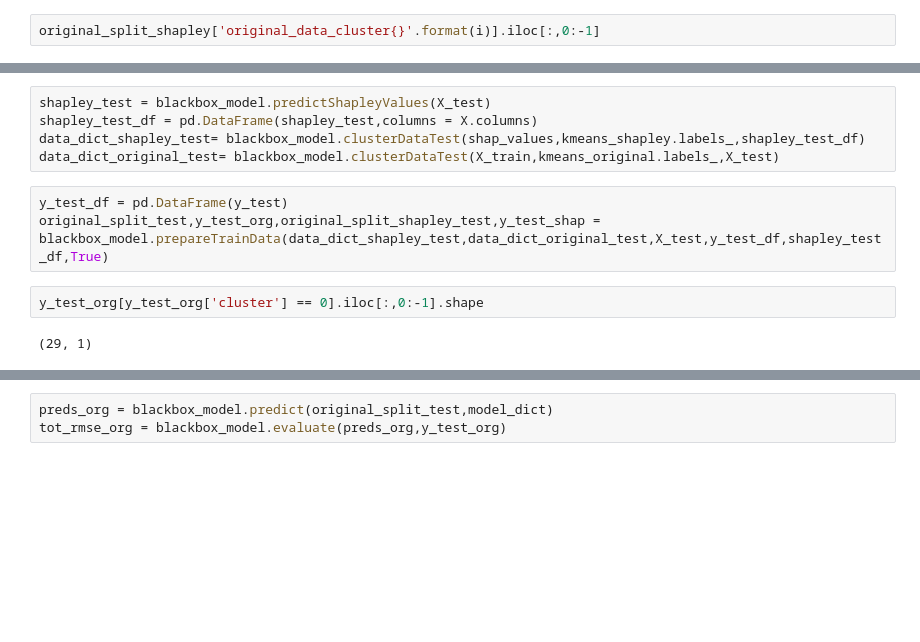
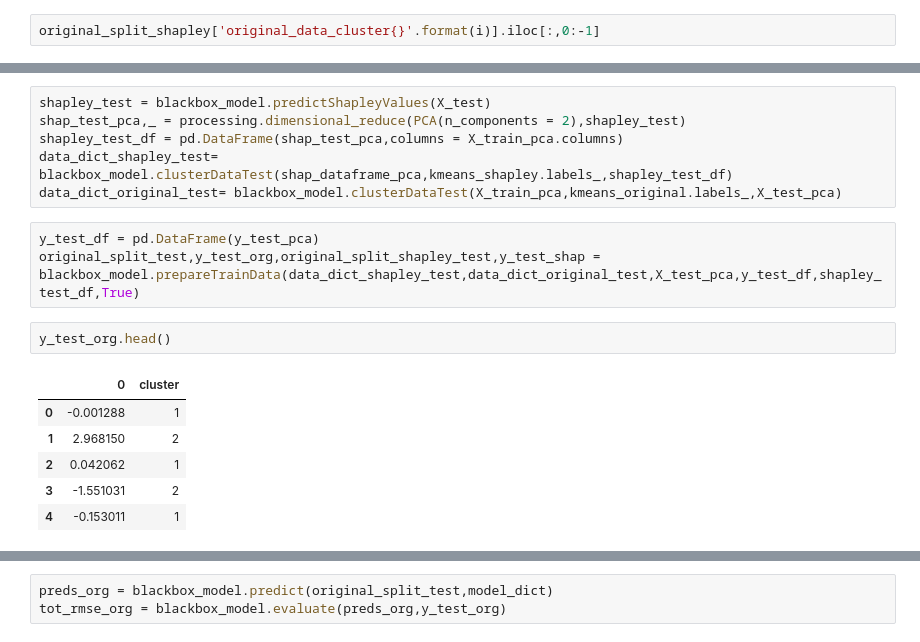
Before and after one commit to koralpc/shapley-bootstrapping, a Jupyter notebook: Notebooks/Shapley_PCA_Notebook.ipynb, the cells around one changed output, grey strips where cells are left out. Drawn from its saved outputs; the diff is of its cells as text; blank space fills up the shorter version.

```diff
--- a/Notebooks/Shapley_PCA_Notebook.ipynb
+++ b/Notebooks/Shapley_PCA_Notebook.ipynb
@@ -145,14 +169,20 @@ Stopping. Best iteration:
 # %%
 shapley_test = blackbox_model.predictShapleyValues(X_test)
-shapley_test_df = pd.DataFrame(shapley_test,columns = X.columns)
-data_dict_shapley_test= blackbox_model.clusterDataTest(shap_values,kmeans_shapley.labels_,shapley_test_df)
-data_dict_original_test= blackbox_model.clusterDataTest(X_train,kmeans_original.labels_,X_test)
+shap_test_pca,_ = processing.dimensional_reduce(PCA(n_components = 2),shapley_test)
+shapley_test_df = pd.DataFrame(shap_test_pca,columns = X_train_pca.columns)
+data_dict_shapley_test= blackbox_model.clusterDataTest(shap_dataframe_pca,kmeans_shapley.labels_,shapley_test_df)
+data_dict_original_test= blackbox_model.clusterDataTest(X_train_pca,kmeans_original.labels_,X_test_pca)
 # %%
-y_test_df = pd.DataFrame(y_test)
-original_split_test,y_test_org,original_split_shapley_test,y_test_shap = blackbox_model.prepareTrainData(data_dict_shapley_test,data_dict_original_test,X_test,y_test_df,shapley_test_df,True)
+y_test_df = pd.DataFrame(y_test_pca)
+original_split_test,y_test_org,original_split_shapley_test,y_test_shap = blackbox_model.prepareTrainData(data_dict_shapley_test,data_dict_original_test,X_test_pca,y_test_df,shapley_test_df,True)
-# %%
-y_test_org[y_test_org['cluster'] == 0].iloc[:,0:-1].shape
-# %% [output]
-(29, 1)
+# %%
+y_test_org.head()
+# %% [output]
+|  | 0 | cluster |
+| 0 | -0.001288 | 1 |
+| 1 | 2.968150 | 2 |
+| 2 | 0.042062 | 1 |
+| 3 | -1.551031 | 2 |
+| 4 | -0.153011 | 1 |
 # %%
 preds_org['model0'].shape
```
Also changed, not shown: parts of 8 cells of this notebook, 2 other files.
